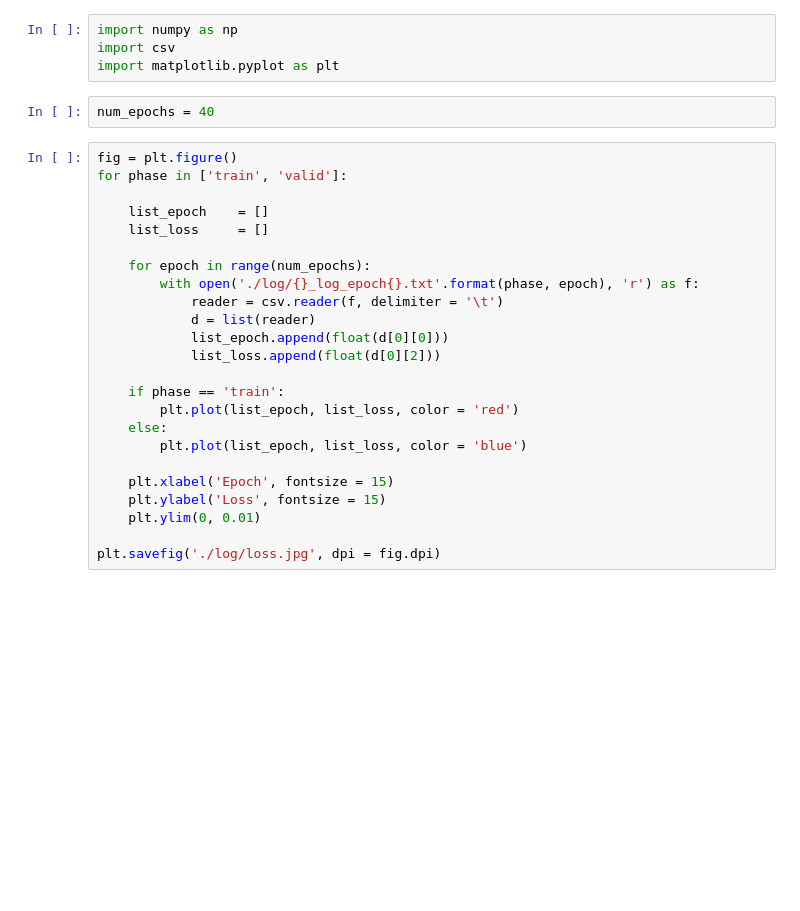
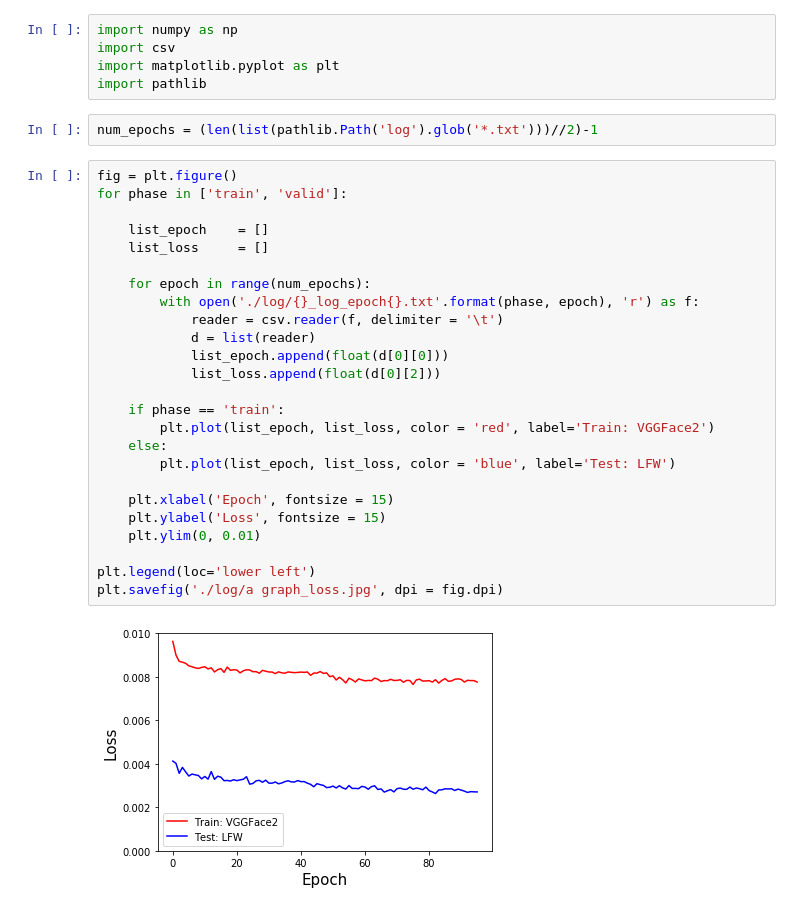
Before and after one commit to tbmoon/facenet, a Jupyter notebook: plotter.ipynb, the cells around one changed output. Cells and saved outputs as stored; diff of their text form; blank space fills up the shorter version.

```diff
--- a/plotter.ipynb
+++ b/plotter.ipynb
@@ -2,32 +2,36 @@
 import numpy as np
 import csv
 import matplotlib.pyplot as plt
+import pathlib
-# %%
-num_epochs = 40
+# %%
+num_epochs = (len(list(pathlib.Path('log').glob('*.txt')))//2)-1
 # %%
 fig = plt.figure()
 for phase in ['train', 'valid']:
 
     list_epoch    = []
     list_loss     = []
 
     for epoch in range(num_epochs):
         with open('./log/{}_log_epoch{}.txt'.format(phase, epoch), 'r') as f:
             reader = csv.reader(f, delimiter = '\t')
             d = list(reader)
             list_epoch.append(float(d[0][0]))
             list_loss.append(float(d[0][2]))
 
     if phase == 'train':
-        plt.plot(list_epoch, list_loss, color = 'red')
+        plt.plot(list_epoch, list_loss, color = 'red', label='Train: VGGFace2')
     else:
-        plt.plot(list_epoch, list_loss, color = 'blue')
+        plt.plot(list_epoch, list_loss, color = 'blue', label='Test: LFW')
 
     plt.xlabel('Epoch', fontsize = 15)
     plt.ylabel('Loss', fontsize = 15)
     plt.ylim(0, 0.01)
 
-plt.savefig('./log/loss.jpg', dpi = fig.dpi)
+plt.legend(loc='lower left')
+plt.savefig('./log/a graph_loss.jpg', dpi = fig.dpi)
+# %% [output]
+[figure, added]
 # %%
 for phase in ['train', 'valid']:
 
```
Also changed, not shown: parts of 1 cell of this notebook, 2 other files.
